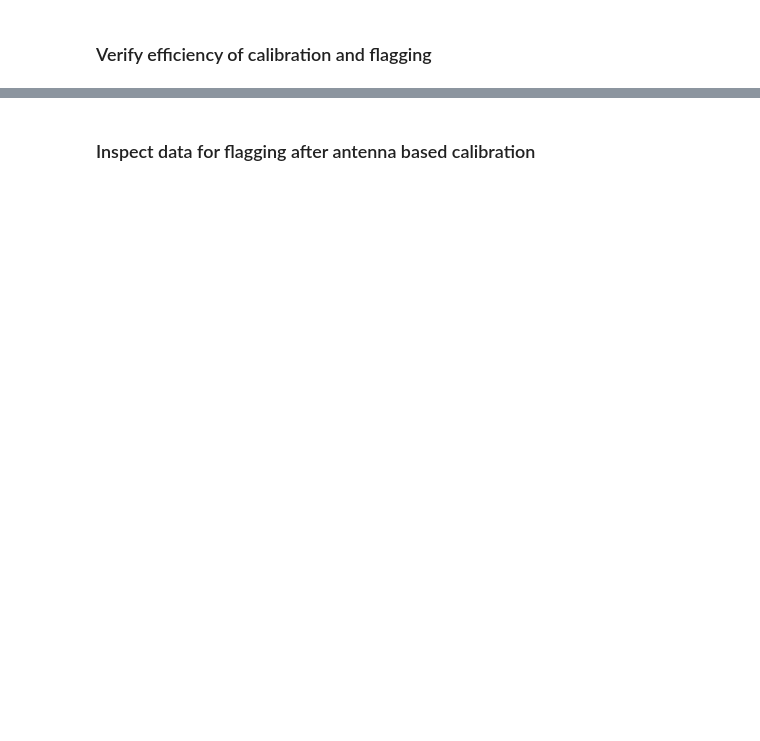
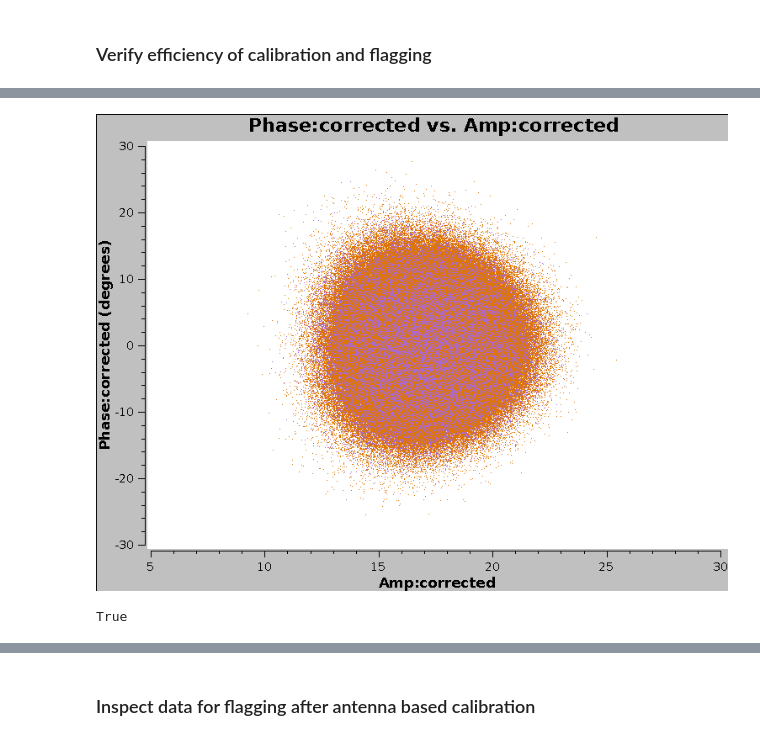
Before and after one commit to ska-sa/MeerKAT-Cookbook, a Jupyter notebook: casa/Verify calibrated data and calibrate target.ipynb, the cells around one changed output, grey strips where cells are left out. Saved outputs shown, nothing was run; the diff lists cells and outputs as text; code cells hidden in the pictures; blank space fills up the shorter version.

```diff
--- a/casa/Verify calibrated data and calibrate target.ipynb
+++ b/casa/Verify calibrated data and calibrate target.ipynb
@@ -36,10 +44,13 @@ plotms(vis=msfile,
 # %%
 plotms(vis=msfile,
-       xaxis='phase',
-       yaxis='amp',
+       xaxis='amp',
+       yaxis='phase',
        correlation='XX,YY',
        xdatacolumn='corrected',
        ydatacolumn='corrected',
        field=f_cal,
        avgscan=False,
        coloraxis='corr')
+# %% [output]
+[figure, added]
+True
```
Also changed, not shown: parts of 24 cells of this notebook.
